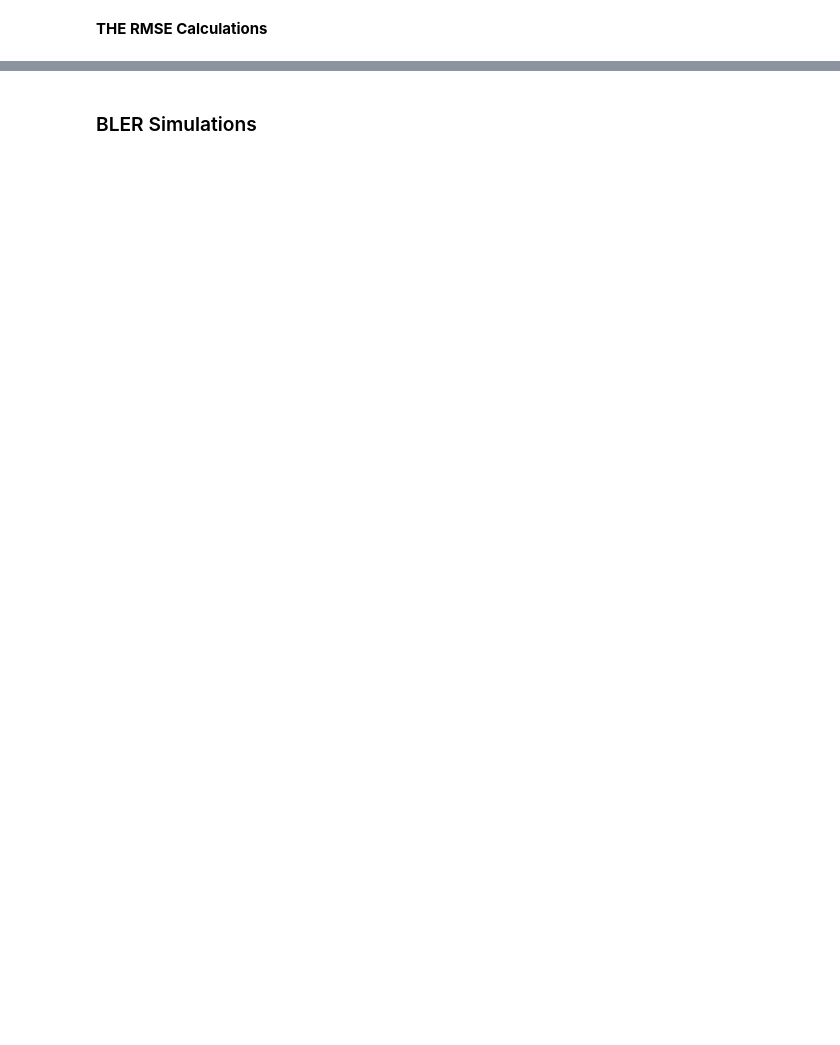
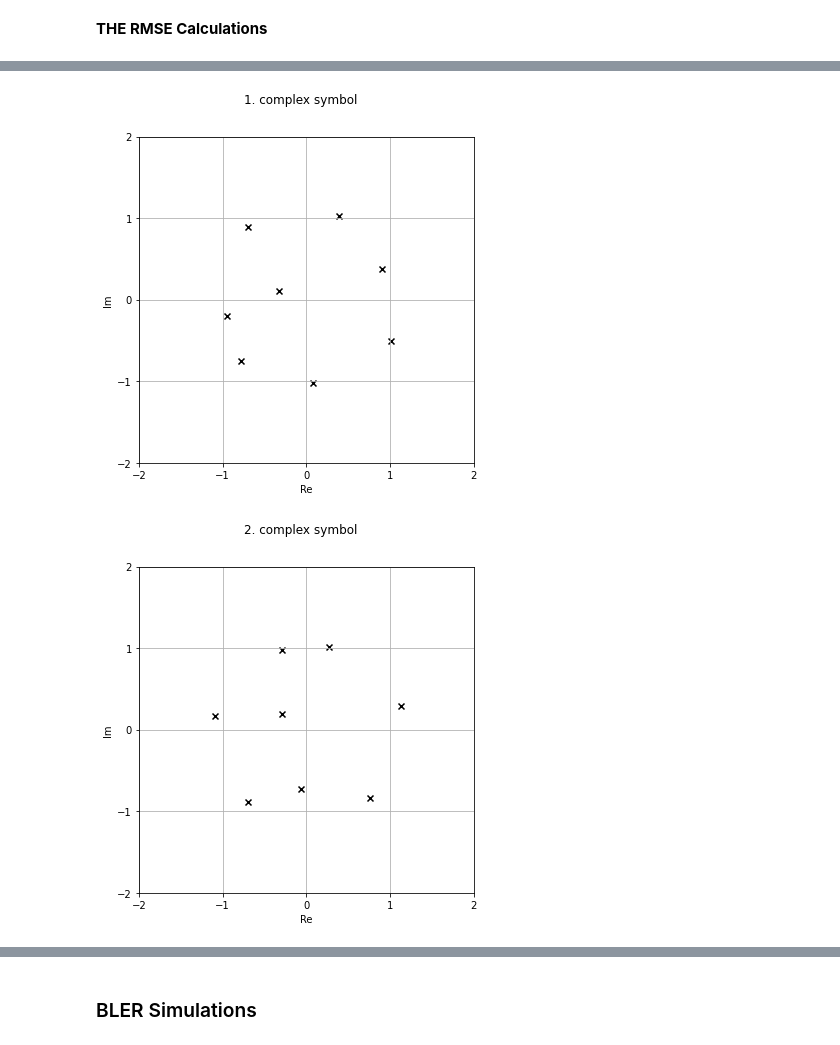
Before and after one commit to neelabhro/Deep-Learning-based-Wireless-Communications, a Jupyter notebook: Semantic_PathLoss.ipynb, the cells around one changed output, grey strips where cells are left out. Cells and saved outputs as stored; diff of their text form; code cells hidden in the pictures; blank space fills up the shorter version.

```diff
--- a/Semantic_PathLoss.ipynb
+++ b/Semantic_PathLoss.ipynb
@@ -918,5 +1010,8 @@ ae.plot_constellation();
 # %%
-ae_Weighted.plot_constellation();
+ae_Weighted.plot_constellation(const_noise_std);
+# %% [output]
+[figure, added]
+[figure, added]
 # %%
 # 8-PSK Modulation
 #8PSK constellation
```
Also changed, not shown: parts of 13 cells of this notebook.
